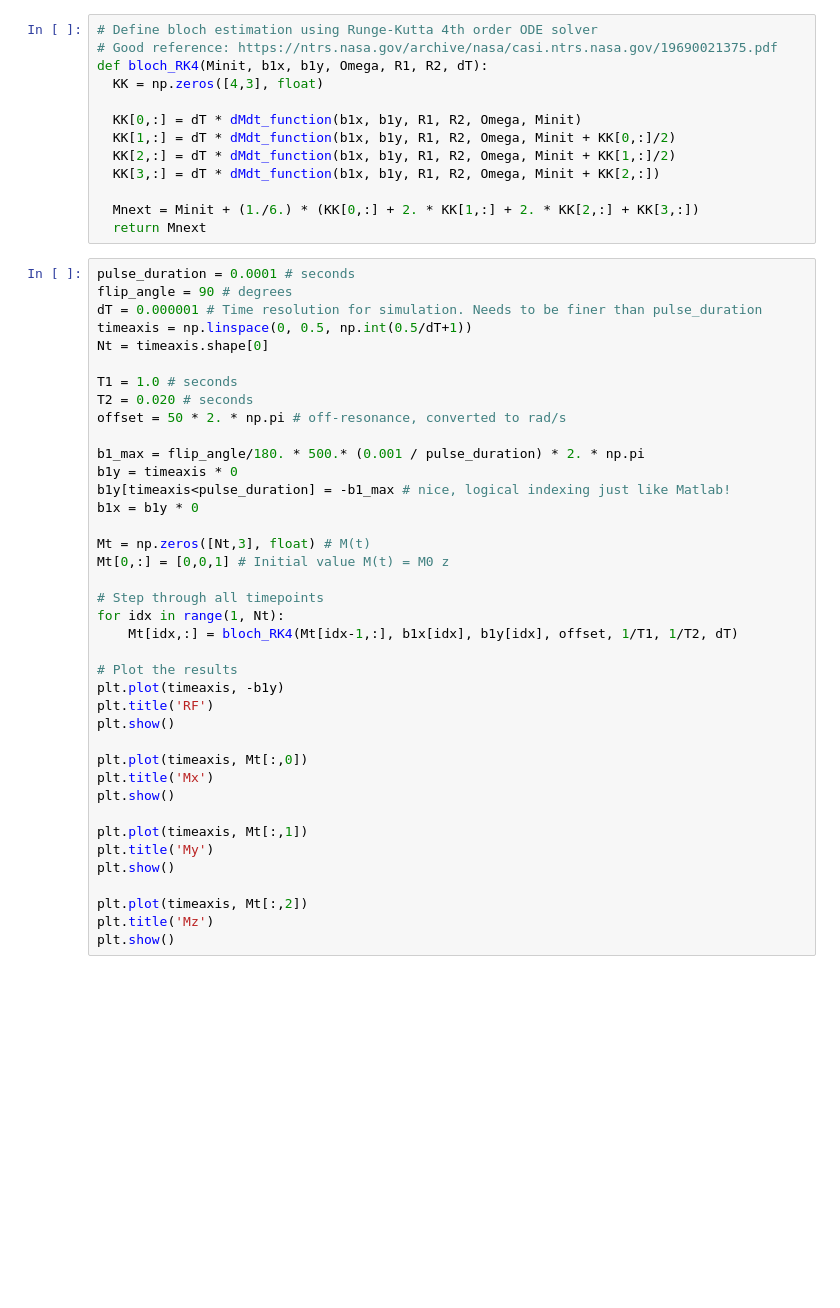
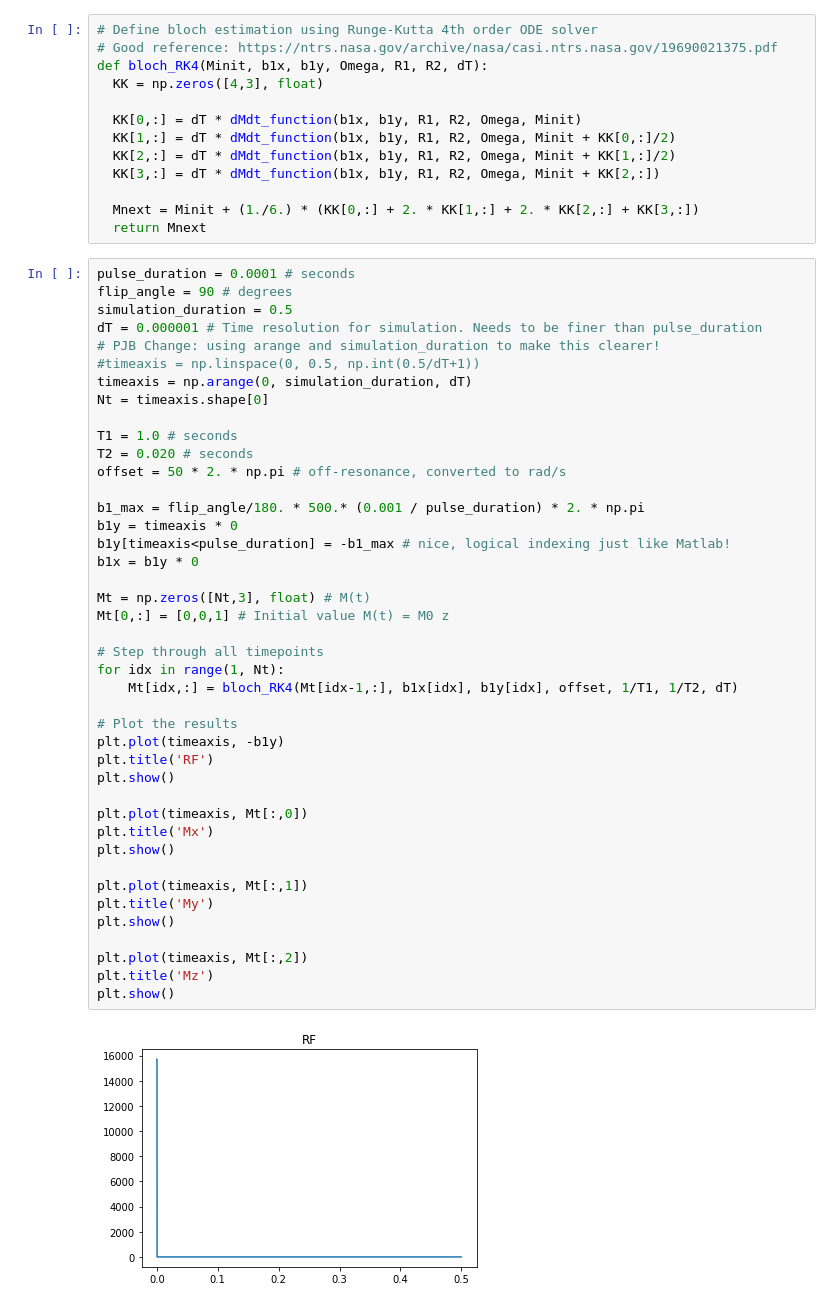
Before and after one commit to patbolan/MPHY5178_F22, a Jupyter notebook: Bloch_Simulation/simulate_fid_bloch.ipynb, the cells around one changed output. Saved outputs shown, nothing was run; the diff lists cells and outputs as text; blank space fills up the shorter version.

```diff
--- a/Bloch_Simulation/simulate_fid_bloch.ipynb
+++ b/Bloch_Simulation/simulate_fid_bloch.ipynb
@@ -32,8 +32,11 @@ def bloch_RK4(Minit, b1x, b1y, Omega, R1, R2, dT):
 # %%
 pulse_duration = 0.0001 # seconds
 flip_angle = 90 # degrees
+simulation_duration = 0.5
 dT = 0.000001 # Time resolution for simulation. Needs to be finer than pulse_duration
-timeaxis = np.linspace(0, 0.5, np.int(0.5/dT+1))
+# PJB Change: using arange and simulation_duration to make this clearer!
+#timeaxis = np.linspace(0, 0.5, np.int(0.5/dT+1))
+timeaxis = np.arange(0, simulation_duration, dT)
 Nt = timeaxis.shape[0]
 
 T1 = 1.0 # seconds
@@ -41,30 +44,32 @@ T2 = 0.020 # seconds
 offset = 50 * 2. * np.pi # off-resonance, converted to rad/s
 
 b1_max = flip_angle/180. * 500.* (0.001 / pulse_duration) * 2. * np.pi
 b1y = timeaxis * 0
 b1y[timeaxis<pulse_duration] = -b1_max # nice, logical indexing just like Matlab!
 b1x = b1y * 0
 
 Mt = np.zeros([Nt,3], float) # M(t)
 Mt[0,:] = [0,0,1] # Initial value M(t) = M0 z
 
 # Step through all timepoints
 for idx in range(1, Nt):
     Mt[idx,:] = bloch_RK4(Mt[idx-1,:], b1x[idx], b1y[idx], offset, 1/T1, 1/T2, dT)
 
 # Plot the results
 plt.plot(timeaxis, -b1y)
 plt.title('RF')
 plt.show()
 
 plt.plot(timeaxis, Mt[:,0])
 plt.title('Mx')
 plt.show()
 
 plt.plot(timeaxis, Mt[:,1])
 plt.title('My')
 plt.show()
 
 plt.plot(timeaxis, Mt[:,2])
 plt.title('Mz')
 plt.show()
+# %% [output]
+[figure, added]
```
Also changed, not shown: parts of 2 cells of this notebook.
